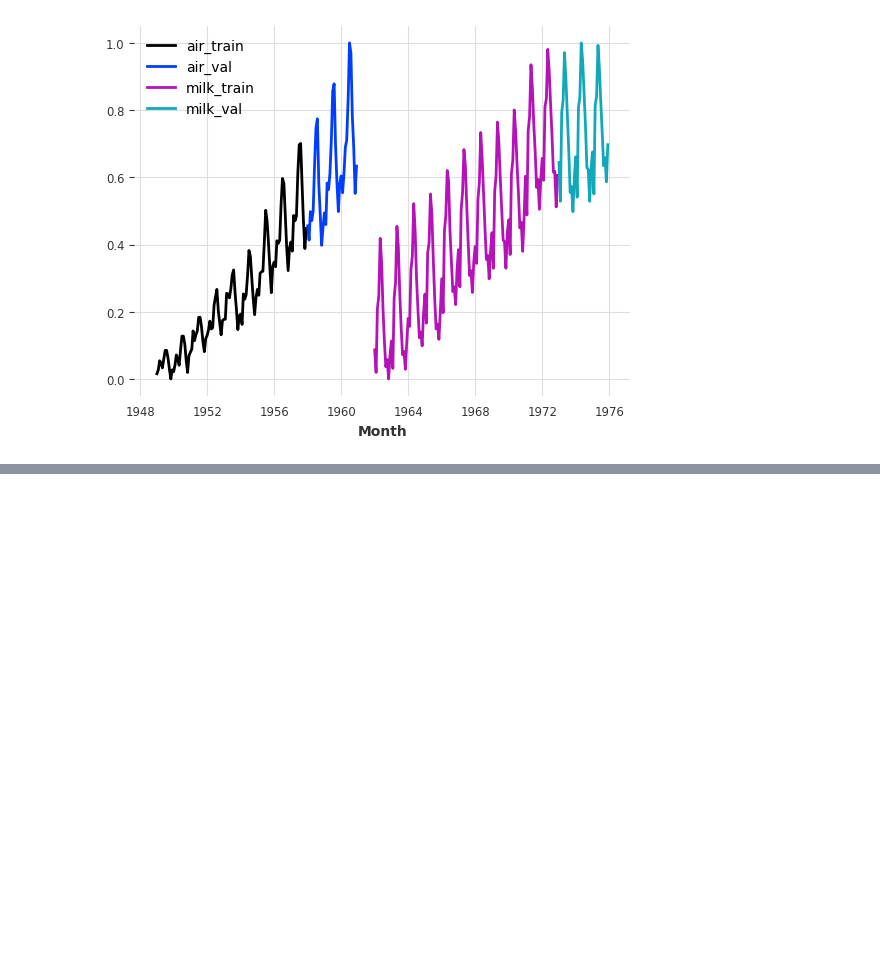
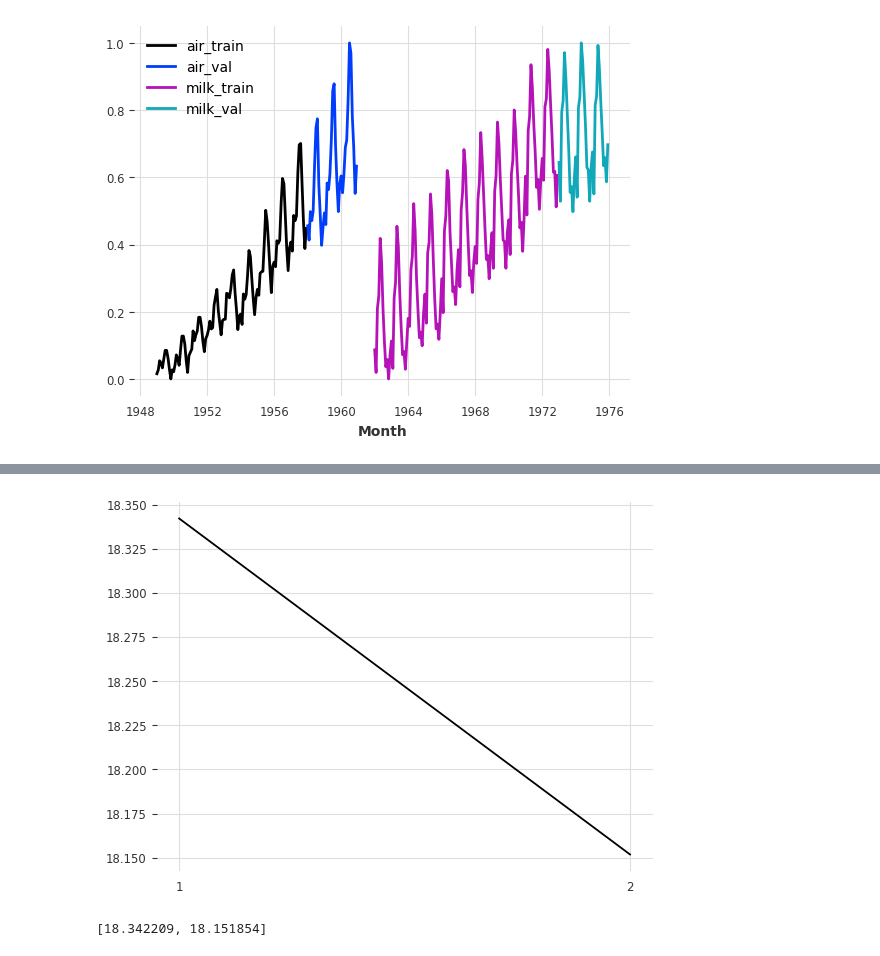
Before and after one commit to dshulman/darts, a Jupyter notebook: examples/102-Multi-time-series-from files.ipynb, the cells around one changed output, grey strips where cells are left out. Saved outputs shown, nothing was run; the diff lists cells and outputs as text; code cells hidden in the pictures; blank space fills up the shorter version.

```diff
--- a/examples/102-Multi-time-series-from files.ipynb
+++ b/examples/102-Multi-time-series-from files.ipynb
@@ -200,0 +354,31 @@ del milk_val
+# %%
+# model_fit_files = reset_NBEATSModel()
+model_fit_files = reset_BlockRNNModels(1, "epochs_10_66")
+
+mapes = []
+milk_air = ["milk_train.csv", "air_train.csv"]
+air_milk = ["air_train.csv", "milk_train.csv"]
+
+file_dataset = FileDataset(air_milk, train_data_path)
+
+file_dataloader = FileDataLoader(file_dataset, shuffle=False)
+outer_epochs = 660
+for outer_epoch in range(outer_epochs):
+    print(f"outer_epoch: {outer_epoch+1}")
+    for train_series in file_dataloader:
+        model_fit_files.fit(series=train_series, val_series=air_val)
+        # Potentially delete train_series and call the garbage collector here to free up memory
+
+    pred = model_fit_files.predict(n=36, series=air_hist)
+    mapes.append(mape(air_val, pred))
+
+# # fit an extra air
+# air_train = load_data_file("air_train.csv", train_data_path)
+# model_fit_files.fit(series=air_train, val_series=air_val)
+# pred = model_fit_files.predict(n=36, series=air_hist)
+# mapes.append(mape(air_val, pred))
+
+# # fit another extra air
+# model_fit_files.fit(series=air_train, val_series=air_val)
+# pred = model_fit_files.predict(n=36, series=air_hist)
+# mapes.append(mape(air_val, pred))
@@ -200,0 +418,5 @@ del milk_val
+# %%
+plot_mapes(mapes) # milk_air, 2,330
+# %% [output]
+[figure, added]
+[18.342209, 18.151854]
```
Also changed, not shown: parts of 32 cells of this notebook.
